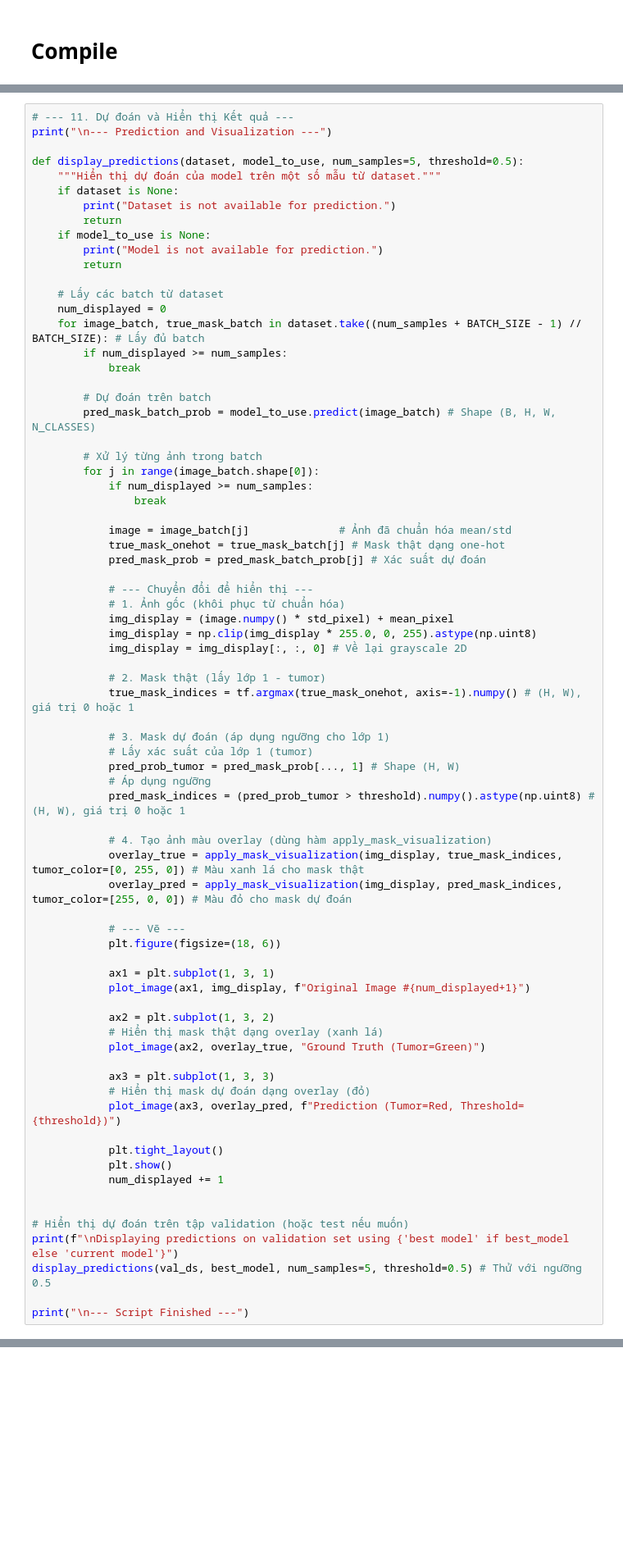
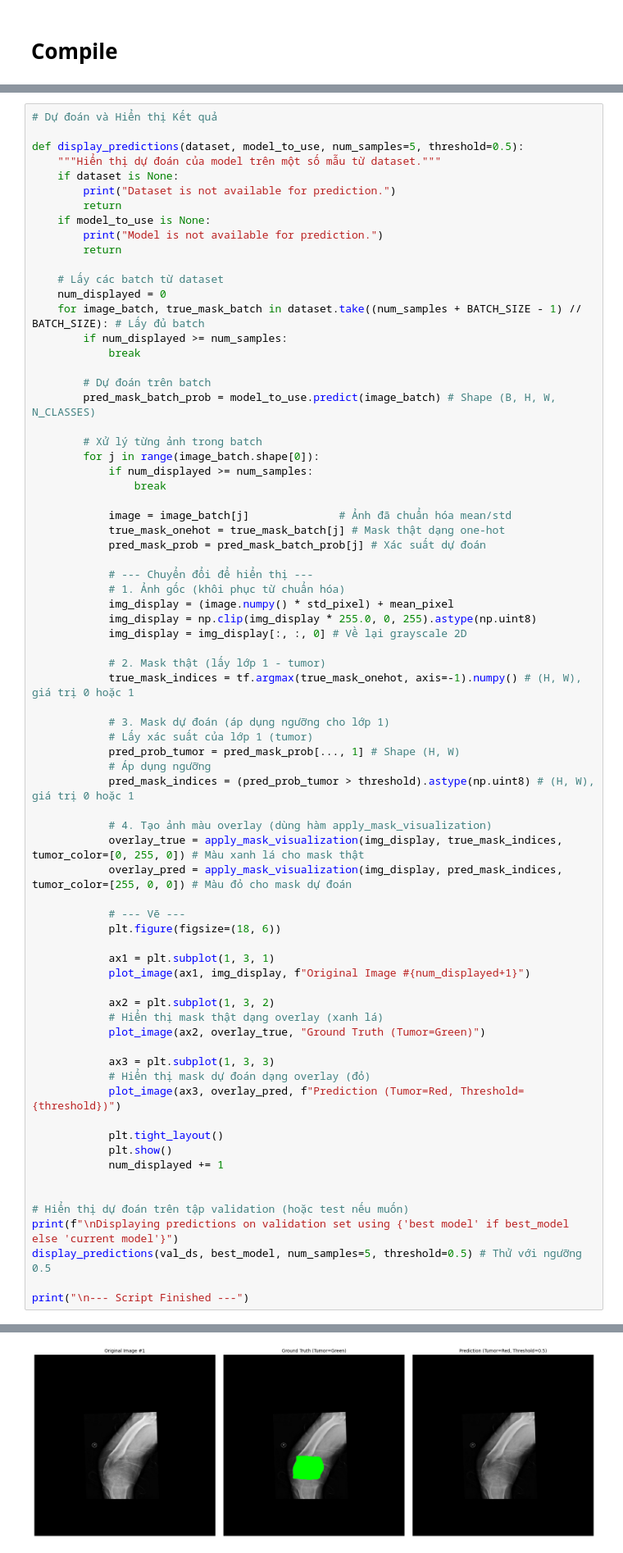
Before and after one commit to LeNgan23/Khoa-Luan-Tot-Nghiep, a Jupyter notebook: Project/SegNet/segnet.ipynb, the cells around one changed output, grey strips where cells are left out. Shown at 82% size. Drawn from its saved outputs; the diff is of its cells as text; blank space fills up the shorter version.

```diff
--- a/Project/SegNet/segnet.ipynb
+++ b/Project/SegNet/segnet.ipynb
@@ -1024,8 +1028,7 @@ Attempting to evaluate with the current model in memory (if training occurred).
 Test Set Evaluation Results (Current Model):
 Could not evaluate the current model: 'str' object has no attribute 'name'
 # %%
-# --- 11. Dự đoán và Hiển thị Kết quả ---
-print("\n--- Prediction and Visualization ---")
+# Dự đoán và Hiển thị Kết quả
 
 def display_predictions(dataset, model_to_use, num_samples=5, threshold=0.5):
     """Hiển thị dự đoán của model trên một số mẫu từ dataset."""
@@ -1067,7 +1070,7 @@ def display_predictions(dataset, model_to_use, num_samples=5, threshold=0.5):
             # Lấy xác suất của lớp 1 (tumor)
             pred_prob_tumor = pred_mask_prob[..., 1] # Shape (H, W)
             # Áp dụng ngưỡng
-            pred_mask_indices = (pred_prob_tumor > threshold).numpy().astype(np.uint8) # (H, W), giá trị 0 hoặc 1
+            pred_mask_indices = (pred_prob_tumor > threshold).astype(np.uint8) # (H, W), giá trị 0 hoặc 1
 
             # 4. Tạo ảnh màu overlay (dùng hàm apply_mask_visualization)
             overlay_true = apply_mask_visualization(img_display, true_mask_indices, tumor_color=[0, 255, 0]) # Màu xanh lá cho mask thật
@@ -1097,3 +1100,4 @@ print(f"\nDisplaying predictions on validation set using {'best model' if best_m
 display_predictions(val_ds, best_model, num_samples=5, threshold=0.5) # Thử với ngưỡng 0.5
 
 print("\n--- Script Finished ---")
+# %% [output]
@@ -1099,0 +1106 @@ print("\n--- Script Finished ---")
+[figure, added]
```
Also changed, not shown: parts of 11 cells of this notebook.
